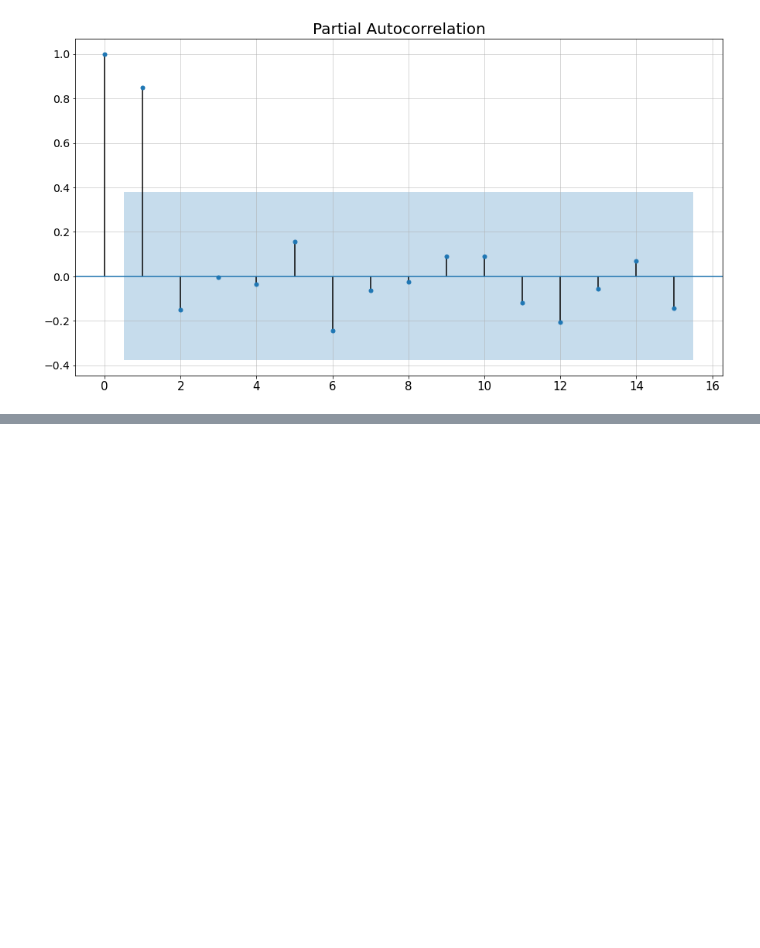
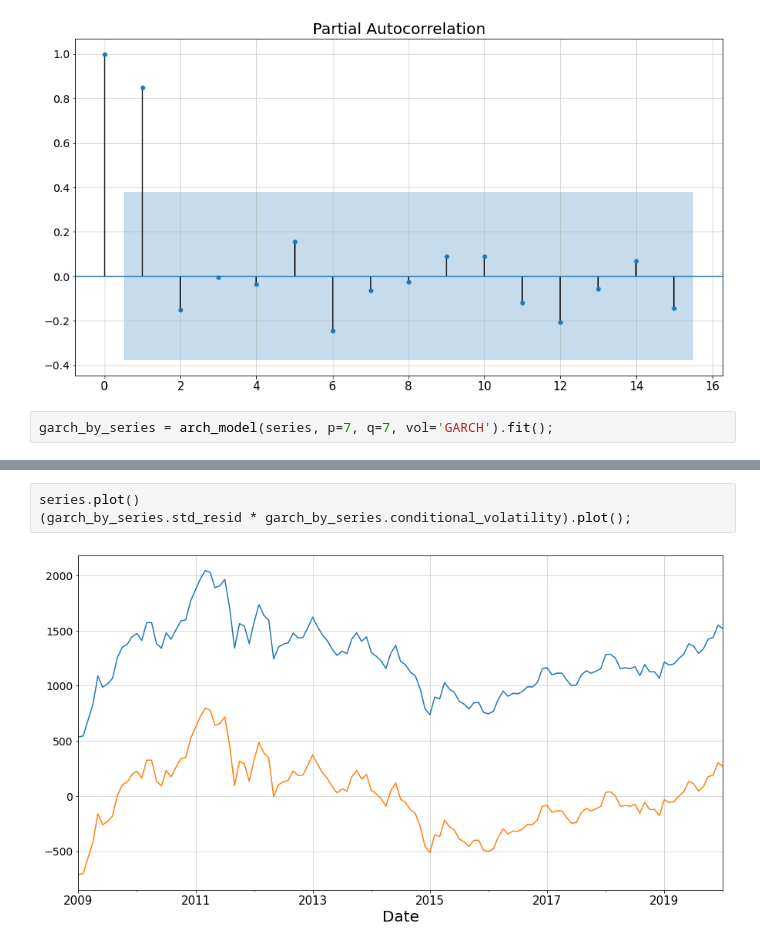
Before and after one commit to xtess16/RTSI, a Jupyter notebook: RTS_test.ipynb, the cells around one changed output, grey strips where cells are left out. Drawn from its saved outputs; the diff is of its cells as text; blank space fills up the shorter version.

```diff
--- a/RTS_test.ipynb
+++ b/RTS_test.ipynb
@@ -564,3 +567,5 @@ plot_pacf(partial_series.p1);
 # %% [output]
 [figure]
 [figure]
+# %%
+garch_by_series = arch_model(series, p=7, q=7, vol='GARCH').fit();
@@ -566,0 +590,5 @@ plot_pacf(partial_series.p1);
+# %%
+series.plot()
+(garch_by_series.std_resid * garch_by_series.conditional_volatility).plot();
+# %% [output]
+[figure, added]
```
Also changed, not shown: parts of 22 cells of this notebook.
